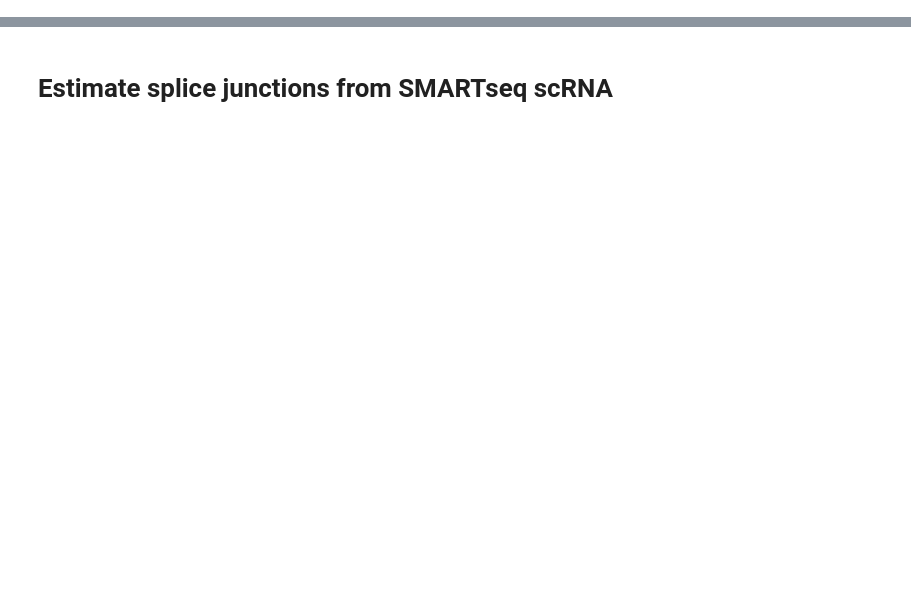
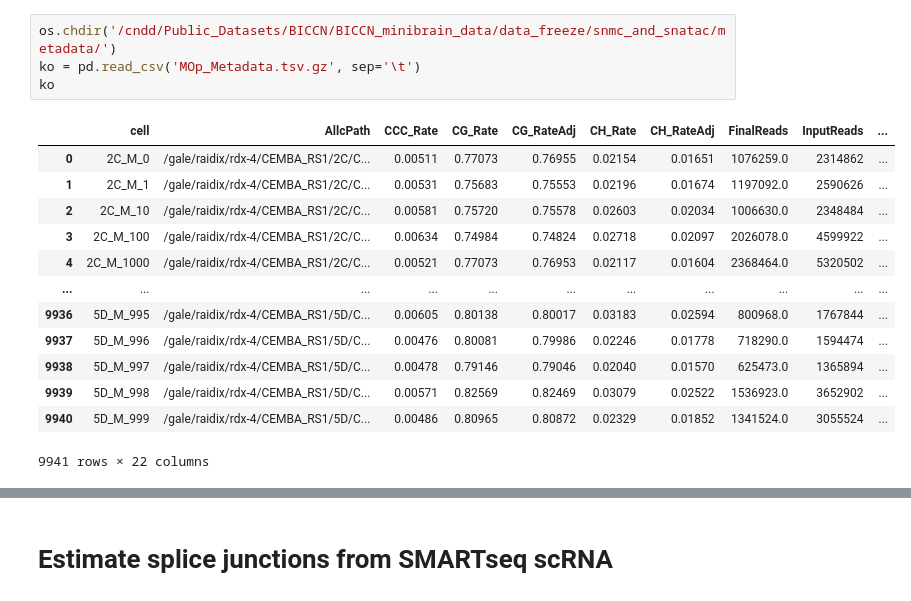
Before and after one commit to dmnburrows/deepNN_splice, a Jupyter notebook: data_process.ipynb, the cells around one changed output, grey strips where cells are left out. Saved outputs shown, nothing was run; the diff lists cells and outputs as text; blank space fills up the shorter version.

```diff
--- a/data_process.ipynb
+++ b/data_process.ipynb
@@ -32,0 +74,18 @@ sys.version
+# %%
+os.chdir('/cndd/Public_Datasets/BICCN/BICCN_minibrain_data/data_freeze/snmc_and_snatac/metadata/')
+ko = pd.read_csv('MOp_Metadata.tsv.gz', sep='\t')
+ko
+# %% [output]
+|  | cell | AllcPath | CCC_Rate | CG_Rate | CG_RateAdj | CH_Rate | CH_RateAdj | FinalReads | InputReads | ... |
+| 0 | 2C_M_0 | /gale/raidix/rdx-4/CEMBA_RS1/2C/C... | 0.00511 | 0.77073 | 0.76955 | 0.02154 | 0.01651 | 1076259.0 | 2314862 | ... |
+| 1 | 2C_M_1 | /gale/raidix/rdx-4/CEMBA_RS1/2C/C... | 0.00531 | 0.75683 | 0.75553 | 0.02196 | 0.01674 | 1197092.0 | 2590626 | ... |
+| 2 | 2C_M_10 | /gale/raidix/rdx-4/CEMBA_RS1/2C/C... | 0.00581 | 0.75720 | 0.75578 | 0.02603 | 0.02034 | 1006630.0 | 2348484 | ... |
+| 3 | 2C_M_100 | /gale/raidix/rdx-4/CEMBA_RS1/2C/C... | 0.00634 | 0.74984 | 0.74824 | 0.02718 | 0.02097 | 2026078.0 | 4599922 | ... |
+| 4 | 2C_M_1000 | /gale/raidix/rdx-4/CEMBA_RS1/2C/C... | 0.00521 | 0.77073 | 0.76953 | 0.02117 | 0.01604 | 2368464.0 | 5320502 | ... |
+| ... | ... | ... | ... | ... | ... | ... | ... | ... | ... | ... |
+| 9936 | 5D_M_995 | /gale/raidix/rdx-4/CEMBA_RS1/5D/C... | 0.00605 | 0.80138 | 0.80017 | 0.03183 | 0.02594 | 800968.0 | 1767844 | ... |
+| 9937 | 5D_M_996 | /gale/raidix/rdx-4/CEMBA_RS1/5D/C... | 0.00476 | 0.80081 | 0.79986 | 0.02246 | 0.01778 | 718290.0 | 1594474 | ... |
+| 9938 | 5D_M_997 | /gale/raidix/rdx-4/CEMBA_RS1/5D/C... | 0.00478 | 0.79146 | 0.79046 | 0.02040 | 0.01570 | 625473.0 | 1365894 | ... |
+| 9939 | 5D_M_998 | /gale/raidix/rdx-4/CEMBA_RS1/5D/C... | 0.00571 | 0.82569 | 0.82469 | 0.03079 | 0.02522 | 1536923.0 | 3652902 | ... |
+| 9940 | 5D_M_999 | /gale/raidix/rdx-4/CEMBA_RS1/5D/C... | 0.00486 | 0.80965 | 0.80872 | 0.02329 | 0.01852 | 1341524.0 | 3055524 | ... |
+9941 rows × 22 columns
```
Also changed, not shown: parts of 33 cells of this notebook.
